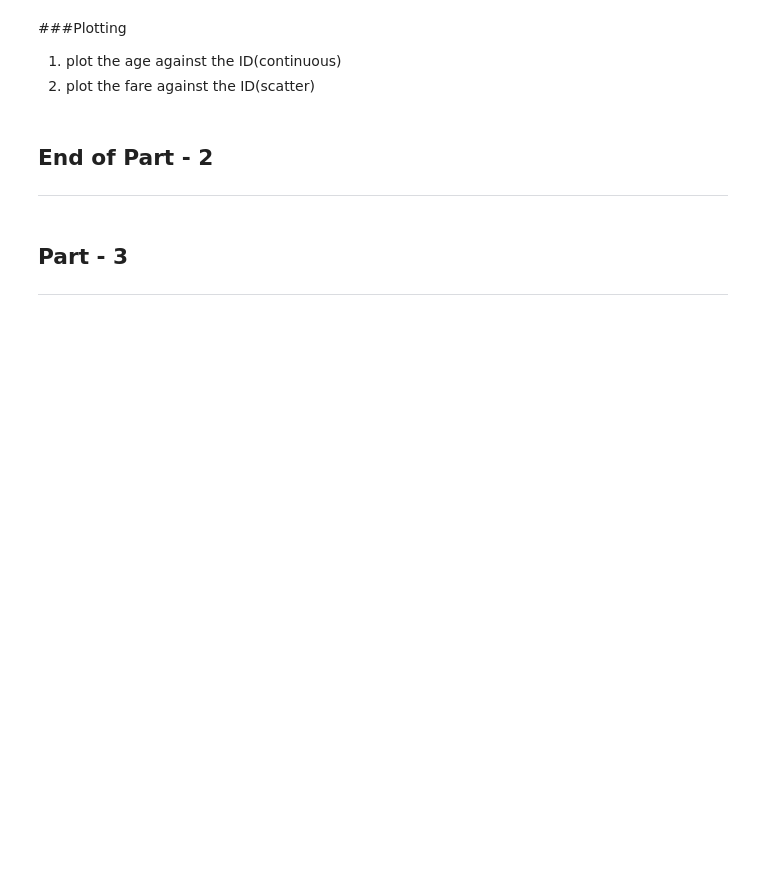
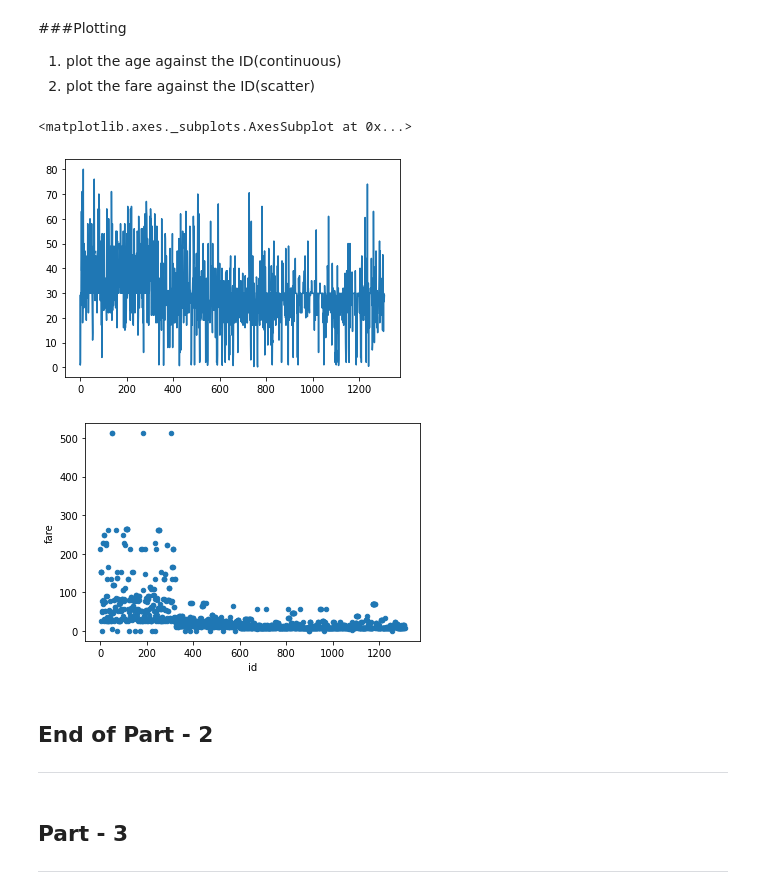
Before and after one commit to hemantkiitg/shala_2020, a Jupyter notebook: Assignment_1_DS.ipynb, the cells around one changed output. Saved outputs shown, nothing was run; the diff lists cells and outputs as text; code cells hidden in the pictures; blank space fills up the shorter version.

```diff
--- a/Assignment_1_DS.ipynb
+++ b/Assignment_1_DS.ipynb
@@ -286,5 +298,15 @@ df
 #normalized_df_age=(df.age-df.age.mean())/df.age.std()
 #normalized_df_fare=(df.fare-df.fare.mean())/df.fare.std()
 # normalized_df_age
-df.age=(df.age-df.age.mean())/df.age.std()
-df
+
+# titanic_data_new.age=(df.age-df.age.mean())/df.age.std()                   main
+# titanic_data_new.fare = (df.fare-df.fare.mean())/df.fare.std()
+# titanic_data_new
+
+df.body = (df.body-df.body.mean())/df.body.std()
+df.parch = (df.parch-df.parch.mean())/df.parch.std()
+df.sibsp = (df.sibsp-df.sibsp.mean())/df.sibsp.std()
+# df.shape
+#df.dtypes
+#
+#normalized_df=(df-df.mean())/df.std()
@@ -312,3 +320,11 @@ df
 
 
 ---
+# %%
+df = df.drop(columns=['age','fare'])
+titanic_data_new = pd.concat([titanic_data_new,(df.parch)],axis=1)
+titanic_data_new = pd.concat([titanic_data_new,(df.body)],axis=1)
+titanic_data_new = pd.concat([titanic_data_new,(df.sibsp)],axis=1)
+titanic_data_new
+
+# result = pd.concat([df1, s1], axis=1)
@@ -316,6 +346,16 @@ df
 ###Plotting
 1. plot the age against the ID(continuous)
 2. plot the fare against the ID(scatter)
+# %%
+import matplotlib.pyplot as plt
+#titanic_data_new.plot()
+titanic_data_new["id"] = titanic_data_new.index + 1
+titanic_data_new["age"].plot()
+titanic_data_new.plot.scatter(x='id',y="fare")
+# %% [output]
+<matplotlib.axes._subplots.AxesSubplot at 0x...>
+[figure, added]
+[figure, added]
 # %% [markdown]
 ## End of Part - 2
 ---
```
Also changed, not shown: parts of 5 cells of this notebook.
